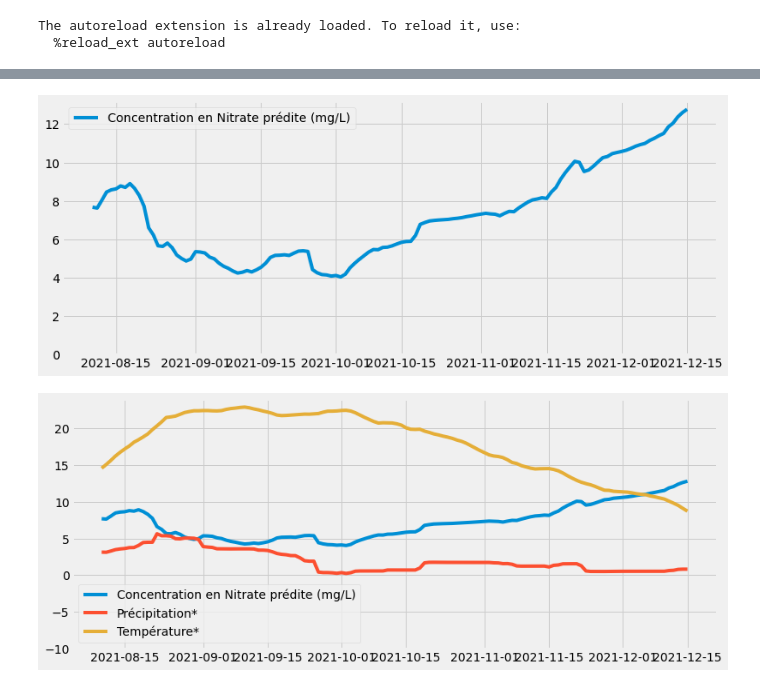
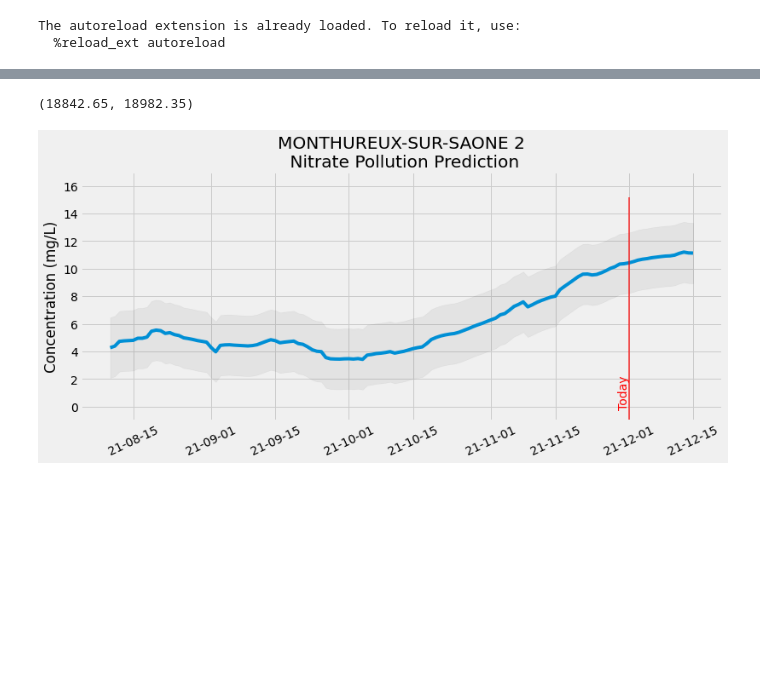
Before and after one commit to c-villalobos/water_pollution, a Jupyter notebook: notebooks/sebvey/v2_plot_from_weatherAPI.ipynb, the cells around one changed output, grey strips where cells are left out. Drawn from its saved outputs; the diff is of its cells as text; code cells hidden in the pictures; blank space fills up the shorter version.

Commit message:
Plot prediction from weatherAPI done in notebook

```diff
--- a/notebooks/sebvey/v2_plot_from_weatherAPI.ipynb
+++ b/notebooks/sebvey/v2_plot_from_weatherAPI.ipynb
@@ -11,7 +13,8 @@ from matplotlib import pyplot as plt
 
 from water_pollution.api import ann_utils as util
 # %%
-util.get_stations_df().sort_values('alt',ascending=False).sort_values('alt',ascending=False)
+stationdf = util.get_stations_df().sort_values('alt',ascending=False)
+stationdf
 # %% [output]
 |  | label | alt | river_id | river_label | coord | mean_nitrate |
 | id |  |  |  |  |  |  |
@@ -31,4 +34,12 @@ util.get_stations_df().sort_values('alt',ascending=False).sort_values('alt',asce
 | 6045800 | FLEURVILLE | 170 | U---0000 | La Saône | (46.44779717625807, 4.89661260002... | 8.577181 |
 | 6810010 | ST-SYMPHORIEN-D'ANCELLES | 168 | U---0000 | La Saône | (46.18787308946925, 4.78020087994... | 8.468874 |
 | 6059500 | LYON 1 | 164 | U---0000 | La Saône | (45.79653877103179, 4.83190565143... | 8.835948 |
+# %%
+# Station_id, choisi par l'interface
+station_id = 6000998
+# %%
+# Resquests the API
+url = 'https://api-te5jtpgwkq-ew.a.run.app/predict'
+params = { 'station_id':station_id}
+response = requests.get(url,params)
 # %%
@@ -45,23 +68,40 @@ preddf.set_index('date',inplace=True)
-# %%
-with plt.style.context('fivethirtyeight'):
-
-    plt.figure(figsize=(12,5))
-    plt.plot(preddf.index,preddf.prediction,label='Concentration en Nitrate prédite (mg/L)')
-
-    plt.legend()
-    plt.ylim(bottom=0)
-    plt.show()
-# %% [output]
-[figure, removed]
-# %%
-with plt.style.context('fivethirtyeight'):
-
-    plt.figure(figsize=(12,5))
-    plt.plot(preddf.index,preddf.prediction,label='Concentration en Nitrate prédite (mg/L)')
-    plt.plot(preddf.index,preddf.precipitation,label='Précipitation*')
-    plt.plot(preddf.index,preddf.temp,label='Température*')
-    plt.legend()
-    plt.ylim(bottom=-10)
-    plt.show()
-# %% [output]
-[figure, removed]
+# %%
+with plt.style.context('fivethirtyeight'):
+
+    # Used Variables
+    today = date.today()
+    rmse = 2.19
+    station_name = stationdf.loc[station_id,'label'] # CHANGE IT IN FRONT
+
+    plt.figure(figsize=(12,5))
+    ax = plt.gca()
+
+    # Date Format
+    dt_fmt = mdates.DateFormatter('%y-%m-%d')
+    ax.xaxis.set_major_formatter(dt_fmt)
+
+    # Prediction Plot
+    plt.title(f'{station_name}\n Nitrate Pollution Prediction')
+    plt.plot(preddf.index,preddf.prediction)
+    plt.ylabel('Concentration (mg/L)')
+
+
+    # Plots the rmse delta
+    plt.fill_between(preddf.index,
+                     preddf.prediction - rmse,
+                     preddf.prediction + rmse,
+                     color='k',alpha=.05)
+
+    # Plots the today line
+    ax.axvline(x=today, ymin=0., ymax=0.9, c='red', alpha=0.6, linewidth=2)
+    ax.text(today-timedelta(1), 0,"Today", alpha=1,ha='center',color='red',rotation=90) # centré
+
+    plt.xticks(rotation=25)
+
+    plt.ylim(bottom=-1)
+    plt.ylim(top=plt.ylim()[1]+3)
+    print(plt.xlim())
+    plt.show()
+# %% [output]
+(18842.65, 18982.35)
+[figure, added]
```
Also changed, not shown: parts of 2 cells of this notebook, 1 other file.
